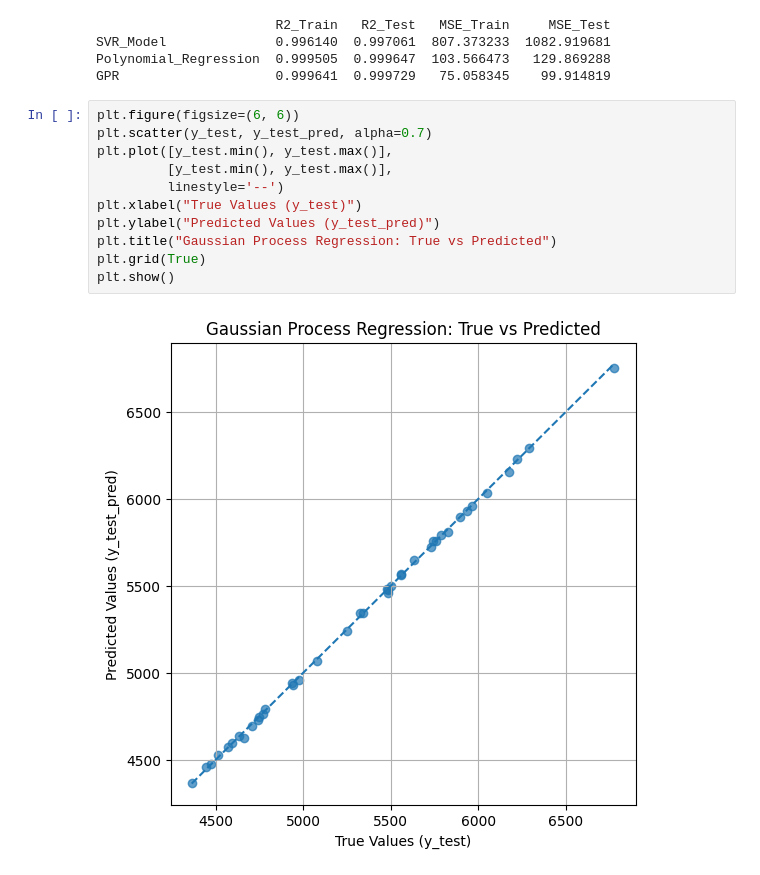
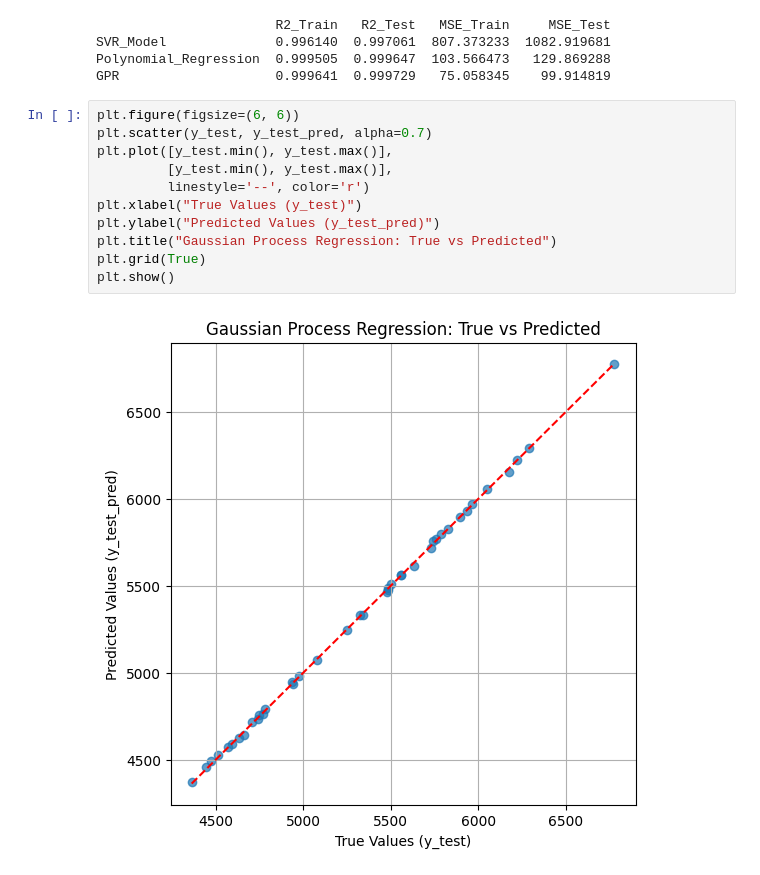
Before and after one commit to lapulga-10/SVM, a Jupyter notebook: Code/Week_5_Surrogate_model_fitting.ipynb, the cells around one changed output. Drawn from its saved outputs; the diff is of its cells as text.

```diff
--- a/Code/Week_5_Surrogate_model_fitting.ipynb
+++ b/Code/Week_5_Surrogate_model_fitting.ipynb
@@ -286,13 +276,13 @@ GPR                    0.999641  0.999729   75.058345    99.914819
 # %%
 plt.figure(figsize=(6, 6))
 plt.scatter(y_test, y_test_pred, alpha=0.7)
 plt.plot([y_test.min(), y_test.max()],
          [y_test.min(), y_test.max()],
-         linestyle='--')
+         linestyle='--', color='r')
 plt.xlabel("True Values (y_test)")
 plt.ylabel("Predicted Values (y_test_pred)")
 plt.title("Gaussian Process Regression: True vs Predicted")
 plt.grid(True)
 plt.show()
 # %% [output]
-[figure, old version]
+[figure, new version]
```
Also changed, not shown: parts of 3 cells of this notebook.
